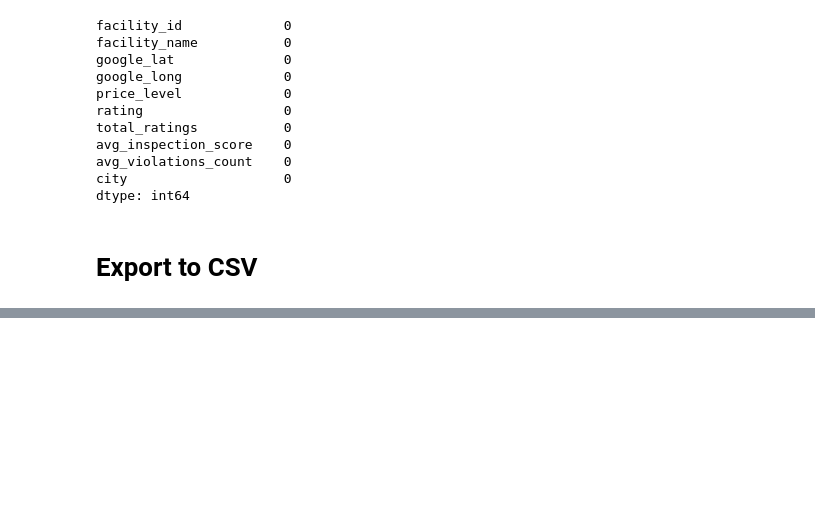
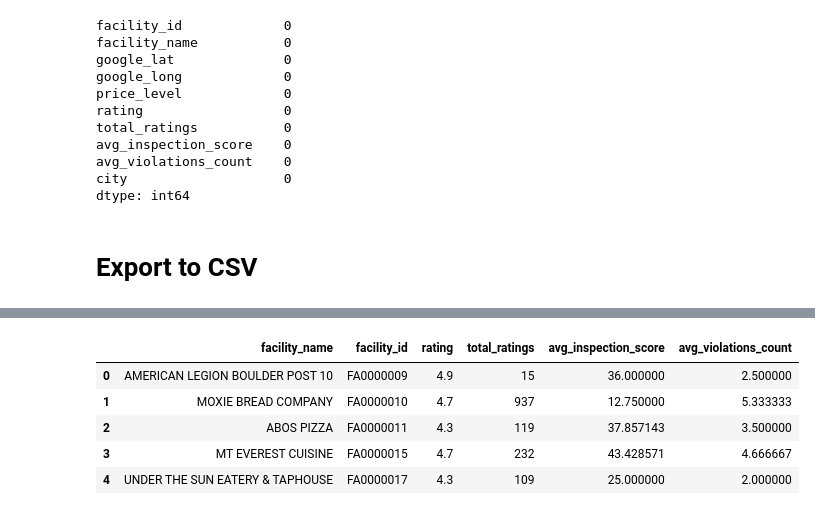
Before and after one commit to kchavez05/boulder-co-health, a Jupyter notebook: Data_Prep/Tableau_cities.ipynb, the cells around one changed output, grey strips where cells are left out. Drawn from its saved outputs; the diff is of its cells as text; code cells hidden in the pictures; blank space fills up the shorter version.

Commit message:
Converted Facility Data to Json > began Dashboard display code

```diff
--- a/Data_Prep/Tableau_cities.ipynb
+++ b/Data_Prep/Tableau_cities.ipynb
@@ -117,0 +98,10 @@ facilities.to_json(output_data)
+# %%
+facilities_json = facilities[["facility_name", "facility_id", "rating", "total_ratings", "avg_inspection_score", "avg_violations_count"]].copy()
+facilities_json.head()
+# %% [output]
+|  | facility_name | facility_id | rating | total_ratings | avg_inspection_score | avg_violations_count |
+| 0 | AMERICAN LEGION BOULDER POST 10 | FA0000009 | 4.9 | 15 | 36.000000 | 2.500000 |
+| 1 | MOXIE BREAD COMPANY | FA0000010 | 4.7 | 937 | 12.750000 | 5.333333 |
+| 2 | ABOS PIZZA | FA0000011 | 4.3 | 119 | 37.857143 | 3.500000 |
+| 3 | MT EVEREST CUISINE | FA0000015 | 4.7 | 232 | 43.428571 | 4.666667 |
+| 4 | UNDER THE SUN EATERY & TAPHOUSE | FA0000017 | 4.3 | 109 | 25.000000 | 2.000000 |
```
Also changed, not shown: parts of 11 cells of this notebook, 4 other files.
